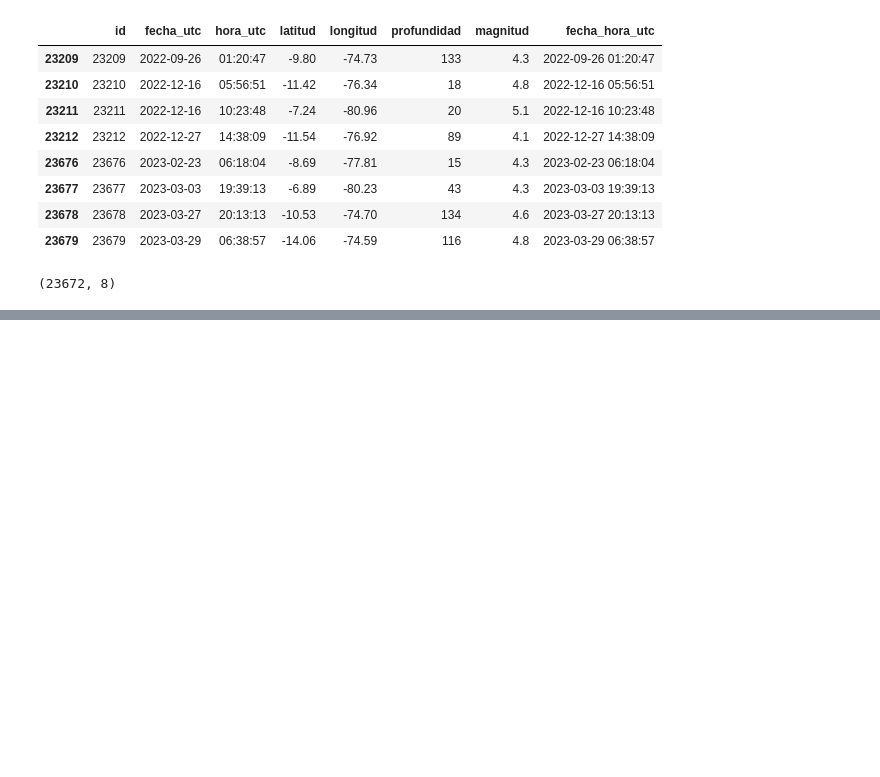
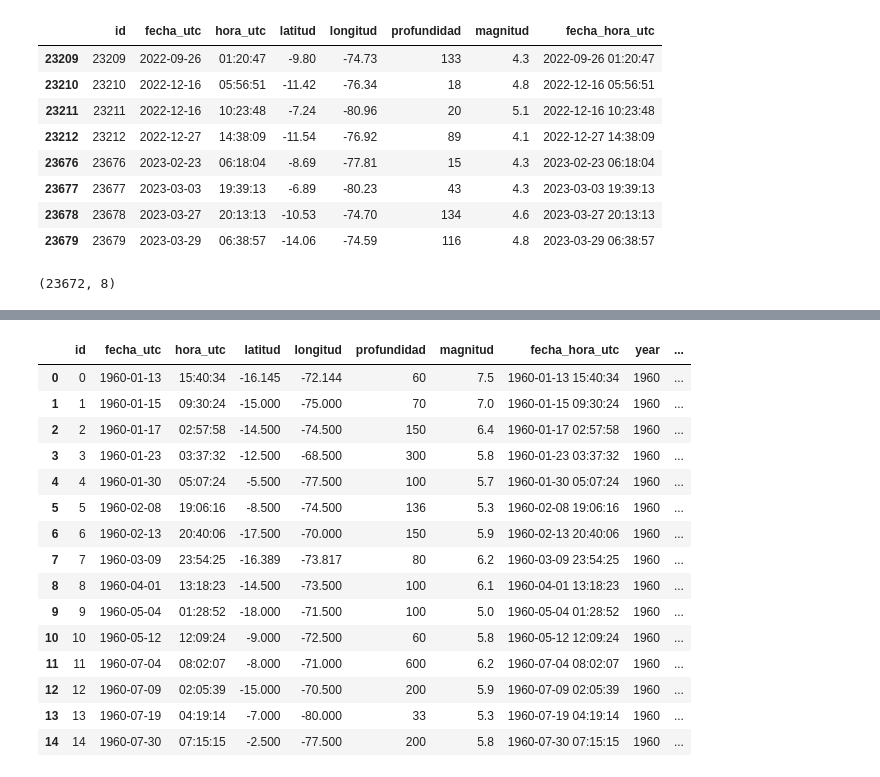
Before and after one commit to elliotAldersom/Blue_Lock_SQL_Project, a Jupyter notebook: python/yoshio/app.ipynb, the cells around one changed output, grey strips where cells are left out. Drawn from its saved outputs; the diff is of its cells as text; code cells hidden in the pictures; blank space fills up the shorter version.

```diff
--- a/python/yoshio/app.ipynb
+++ b/python/yoshio/app.ipynb
@@ -313,0 +319,3 @@ df.shape # muestra las filas y columnas del DF
+# %%
+df['monht_name'] = df['fecha_utc'].dt.month_name()
+df['day_name'] = df['fecha_utc'].dt.day_name()
@@ -313,0 +331,2 @@ df.shape # muestra las filas y columnas del DF
+# %%
+df = df.sort_values(by='fecha_hora_utc')
@@ -313,0 +354,31 @@ df.shape # muestra las filas y columnas del DF
+# %%
+# funcion para determinar la categoría de la magnitud del sismo
+def clasificar_magnitud(magnitud):
+    if(magnitud  < 3.9): return 'Menor'
+    elif(magnitud < 4.9): return 'Ligero'
+    elif(magnitud < 5.9): return 'Moredaro'
+    elif(magnitud <6.9): return 'Fuerte'
+    elif(magnitud <7.9): return 'Mayor'
+    elif(magnitud <9.9): return 'Catastrófico'
+# %%
+# apply() aplicar función a la columna que desees
+df['clasificacion'] = df['magnitud'].apply(clasificar_magnitud)
+# %%
+df.head(15)
+# %% [output]
+|  | id | fecha_utc | hora_utc | latitud | longitud | profundidad | magnitud | fecha_hora_utc | year | ... |
+| 0 | 0 | 1960-01-13 | 15:40:34 | -16.145 | -72.144 | 60 | 7.5 | 1960-01-13 15:40:34 | 1960 | ... |
+| 1 | 1 | 1960-01-15 | 09:30:24 | -15.000 | -75.000 | 70 | 7.0 | 1960-01-15 09:30:24 | 1960 | ... |
+| 2 | 2 | 1960-01-17 | 02:57:58 | -14.500 | -74.500 | 150 | 6.4 | 1960-01-17 02:57:58 | 1960 | ... |
+| 3 | 3 | 1960-01-23 | 03:37:32 | -12.500 | -68.500 | 300 | 5.8 | 1960-01-23 03:37:32 | 1960 | ... |
+| 4 | 4 | 1960-01-30 | 05:07:24 | -5.500 | -77.500 | 100 | 5.7 | 1960-01-30 05:07:24 | 1960 | ... |
+| 5 | 5 | 1960-02-08 | 19:06:16 | -8.500 | -74.500 | 136 | 5.3 | 1960-02-08 19:06:16 | 1960 | ... |
+| 6 | 6 | 1960-02-13 | 20:40:06 | -17.500 | -70.000 | 150 | 5.9 | 1960-02-13 20:40:06 | 1960 | ... |
+| 7 | 7 | 1960-03-09 | 23:54:25 | -16.389 | -73.817 | 80 | 6.2 | 1960-03-09 23:54:25 | 1960 | ... |
+| 8 | 8 | 1960-04-01 | 13:18:23 | -14.500 | -73.500 | 100 | 6.1 | 1960-04-01 13:18:23 | 1960 | ... |
+| 9 | 9 | 1960-05-04 | 01:28:52 | -18.000 | -71.500 | 100 | 5.0 | 1960-05-04 01:28:52 | 1960 | ... |
+| 10 | 10 | 1960-05-12 | 12:09:24 | -9.000 | -72.500 | 60 | 5.8 | 1960-05-12 12:09:24 | 1960 | ... |
+| 11 | 11 | 1960-07-04 | 08:02:07 | -8.000 | -71.000 | 600 | 6.2 | 1960-07-04 08:02:07 | 1960 | ... |
+| 12 | 12 | 1960-07-09 | 02:05:39 | -15.000 | -70.500 | 200 | 5.9 | 1960-07-09 02:05:39 | 1960 | ... |
+| 13 | 13 | 1960-07-19 | 04:19:14 | -7.000 | -80.000 | 33 | 5.3 | 1960-07-19 04:19:14 | 1960 | ... |
+| 14 | 14 | 1960-07-30 | 07:15:15 | -2.500 | -77.500 | 200 | 5.8 | 1960-07-30 07:15:15 | 1960 | ... |
```
Also changed, not shown: parts of 6 cells of this notebook, 3 other files.
